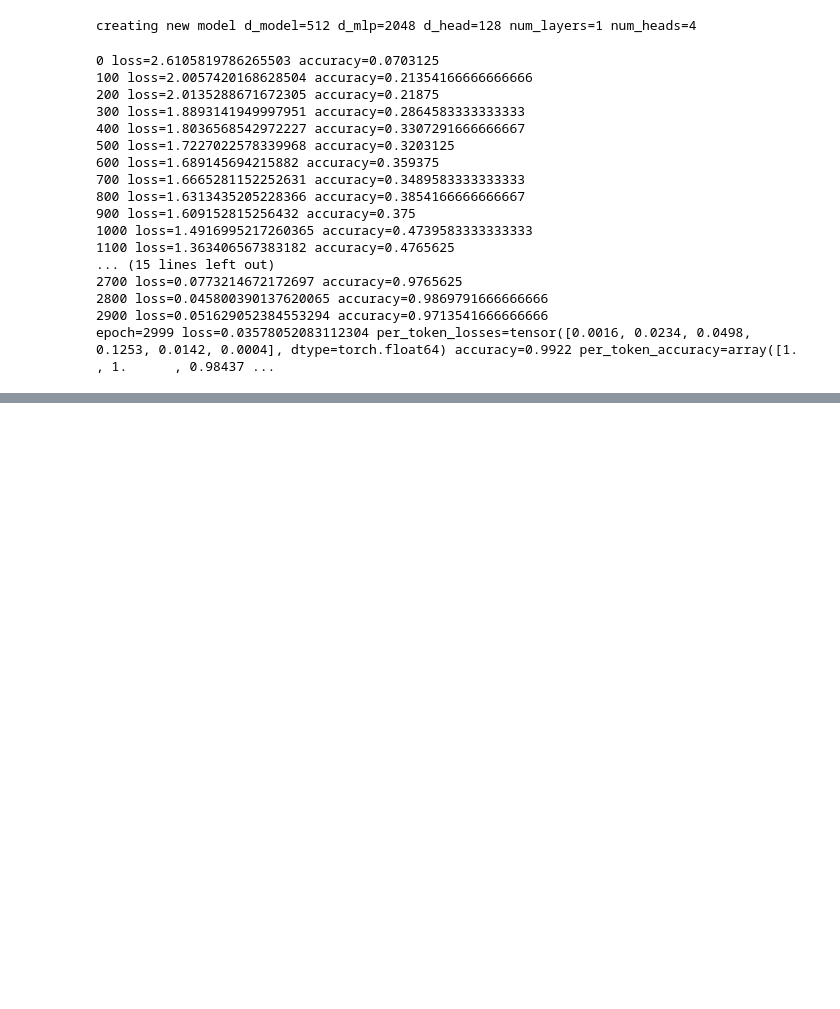
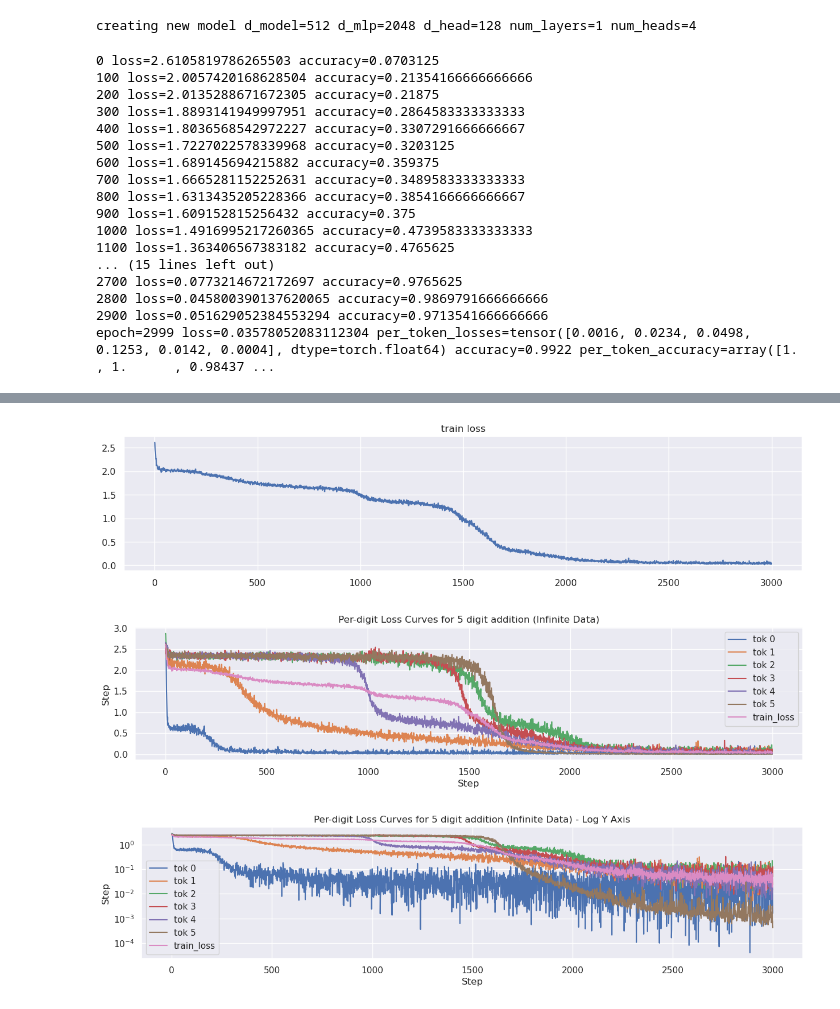
Before and after one commit to tomprimozic/mech_int, a Jupyter notebook: notebook_01_training.ipynb, the cells around one changed output, grey strips where cells are left out. Drawn from its saved outputs; the diff is of its cells as text; code cells hidden in the pictures; blank space fills up the shorter version.

Commit message:
model training without plotly

```diff
--- a/notebook_01_training.ipynb
+++ b/notebook_01_training.ipynb
@@ -1,5 +1,8 @@
 # %%
 from mech_int.neel_digits import *
+import seaborn as sns
+sns.set()
+plt.rcParams['figure.figsize'] = (15, 3)
 # %%
 !nvidia-smi
 # %% [output]
@@ -22,7 +25,7 @@ Fri Jun  9 18:08:12 2023
 |  No running processes found                                                 |
 +-----------------------------------------------------------------------------+
 # %%
-train(is_finite=False, d_model=512, d_mlp=2048, num_epochs=3_000, checkpoint_every=100)
+train(is_finite=False, d_model=512, d_mlp=2048, num_epochs=3_000)
 # %% [output]
 creating new model d_model=512 d_mlp=2048 d_head=128 num_layers=1 num_heads=4
 0 loss=2.6105819786265503 accuracy=0.0703125
@@ -48,3 +48,6 @@ epoch=2999 loss=0.03578052083112304 per_token_losses=tensor([0.0016, 0.0234, 0.0
+[figure, added]
+[figure, added]
+[figure, added]
 # %%
 train(is_finite=False, d_model=512, d_mlp=2048, num_epochs=20_000, checkpoint_every=1000)
 # %% [output]
```
Also changed, not shown: parts of 7 cells of this notebook.
